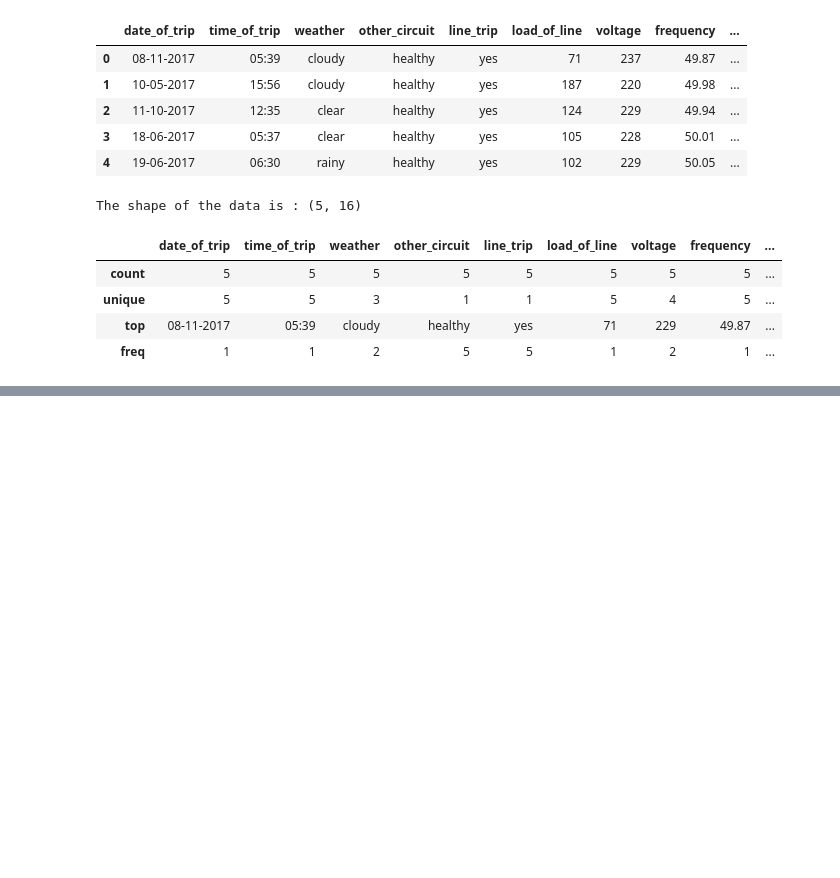
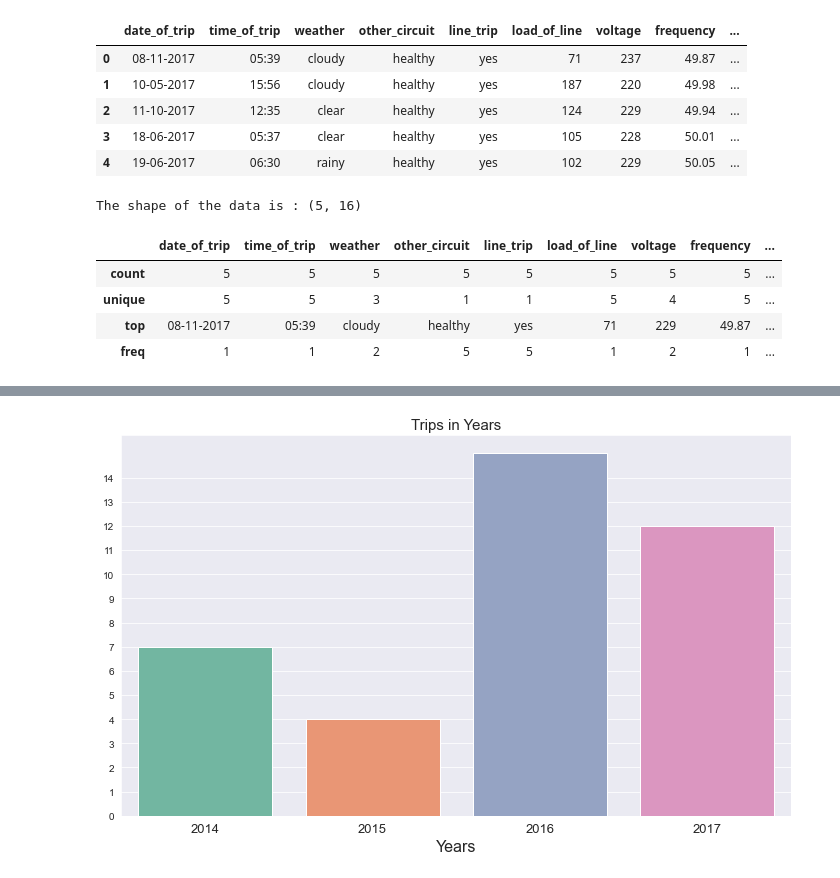
Before and after one commit to renecartaya/Failure-Analysis, a Jupyter notebook: Electrical_FA.ipynb, the cells around one changed output, grey strips where cells are left out. Cells and saved outputs as stored; diff of their text form; code cells hidden in the pictures; blank space fills up the shorter version.

```diff
--- a/Electrical_FA.ipynb
+++ b/Electrical_FA.ipynb
@@ -70,0 +213,12 @@ TypeError: 'method' object is not subscriptable
+# %%
+temp = data['trip_year'].value_counts()
+
+plt.figure(figsize= (12,7))
+plt.title('Trips in Years',fontsize = 15)
+f = sns.barplot(x = temp.index, y = temp.values, palette = 'Set2')
+f.set_xticklabels(labels = f.get_xticklabels(), fontdict={'fontsize':13})
+plt.xlabel('Years', fontsize = 16)
+plt.yticks(list(range(max(temp))))
+plt.show()
+# %% [output]
+[figure, added]
```
Also changed, not shown: parts of 50 cells of this notebook.
